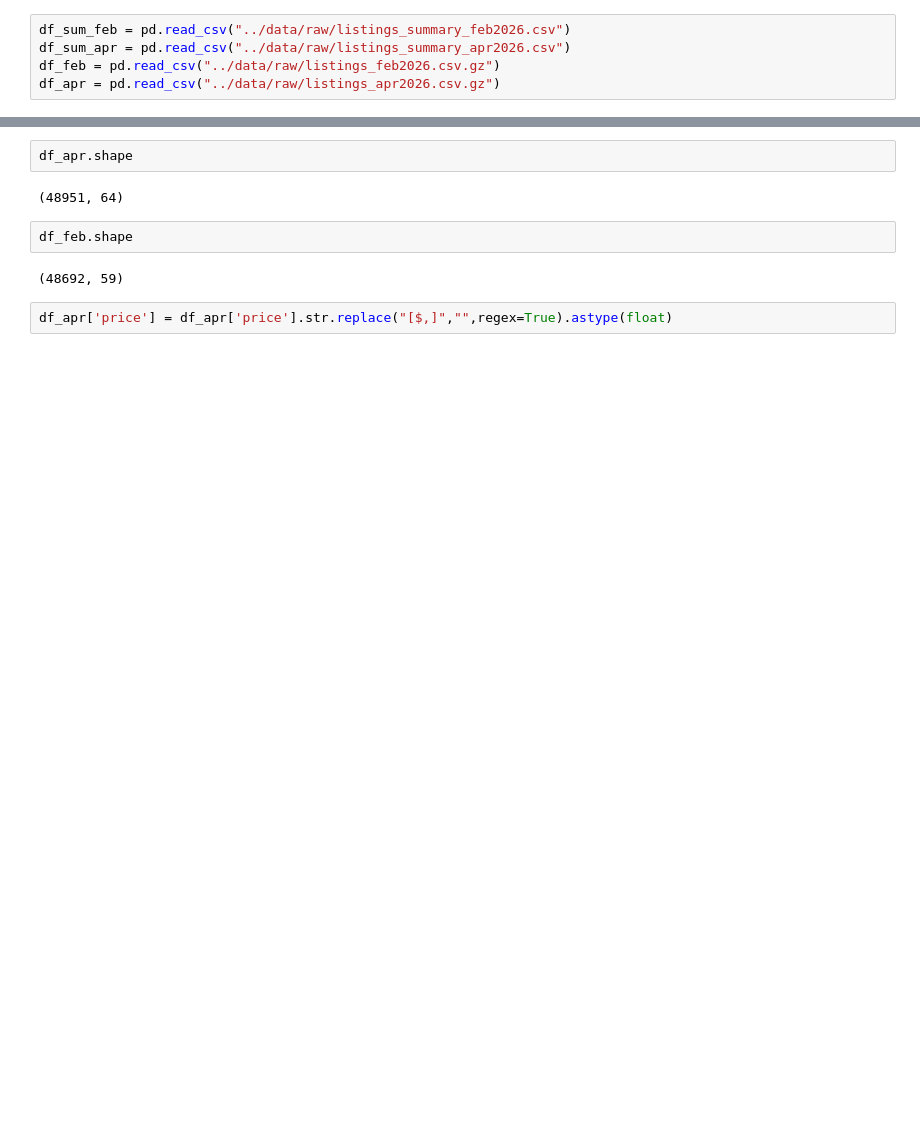
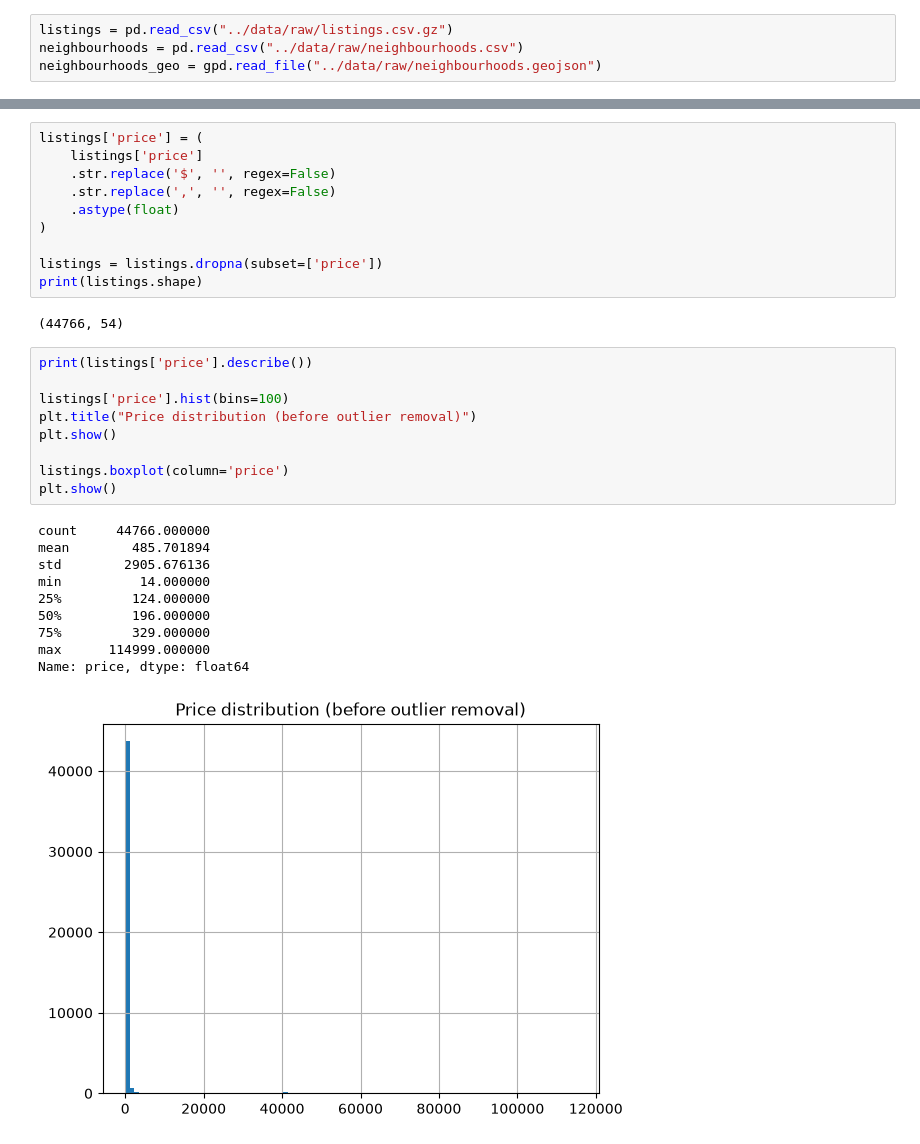
Before and after one commit to chamodSN/KiwiStay-AI-Platform, a Jupyter notebook: notebooks/02_data_quality.ipynb, the cells around one changed output, grey strips where cells are left out. Cells and saved outputs as stored; diff of their text form; blank space fills up the shorter version.

```diff
--- a/notebooks/02_data_quality.ipynb
+++ b/notebooks/02_data_quality.ipynb
@@ -3,7 +8,6 @@ import pandas as pd
 # %%
-df_sum_feb = pd.read_csv("../data/raw/listings_summary_feb2026.csv")
-df_sum_apr = pd.read_csv("../data/raw/listings_summary_apr2026.csv")
-df_feb = pd.read_csv("../data/raw/listings_feb2026.csv.gz")
-df_apr = pd.read_csv("../data/raw/listings_apr2026.csv.gz")
+listings = pd.read_csv("../data/raw/listings.csv.gz")
+neighbourhoods = pd.read_csv("../data/raw/neighbourhoods.csv")
+neighbourhoods_geo = gpd.read_file("../data/raw/neighbourhoods.geojson")
 # %%
 cols_to_drop = [
@@ -28,10 +42,32 @@ df_apr.drop(columns=[c for c in cols_to_drop if c in df_apr.columns], inplace=Tr
-# %%
-df_apr.shape
-# %% [output]
-(48951, 64)
 # %%
-df_feb.shape
+listings['price'] = (
+    listings['price']
+    .str.replace('$', '', regex=False)
+    .str.replace(',', '', regex=False)
+    .astype(float)
+)
+
+listings = listings.dropna(subset=['price'])
+print(listings.shape)
 # %% [output]
-(48692, 59)
+(44766, 54)
 # %%
-df_apr['price'] = df_apr['price'].str.replace("[$,]","",regex=True).astype(float)
+print(listings['price'].describe())
+
+listings['price'].hist(bins=100)
+plt.title("Price distribution (before outlier removal)")
+plt.show()
+
+listings.boxplot(column='price')
+plt.show()
+# %% [output]
+count     44766.000000
+mean        485.701894
+std        2905.676136
+min          14.000000
+25%         124.000000
+50%         196.000000
+75%         329.000000
+max      114999.000000
+Name: price, dtype: float64
+[figure, added]
```
Also changed, not shown: parts of 14 cells of this notebook, 1 other file.
